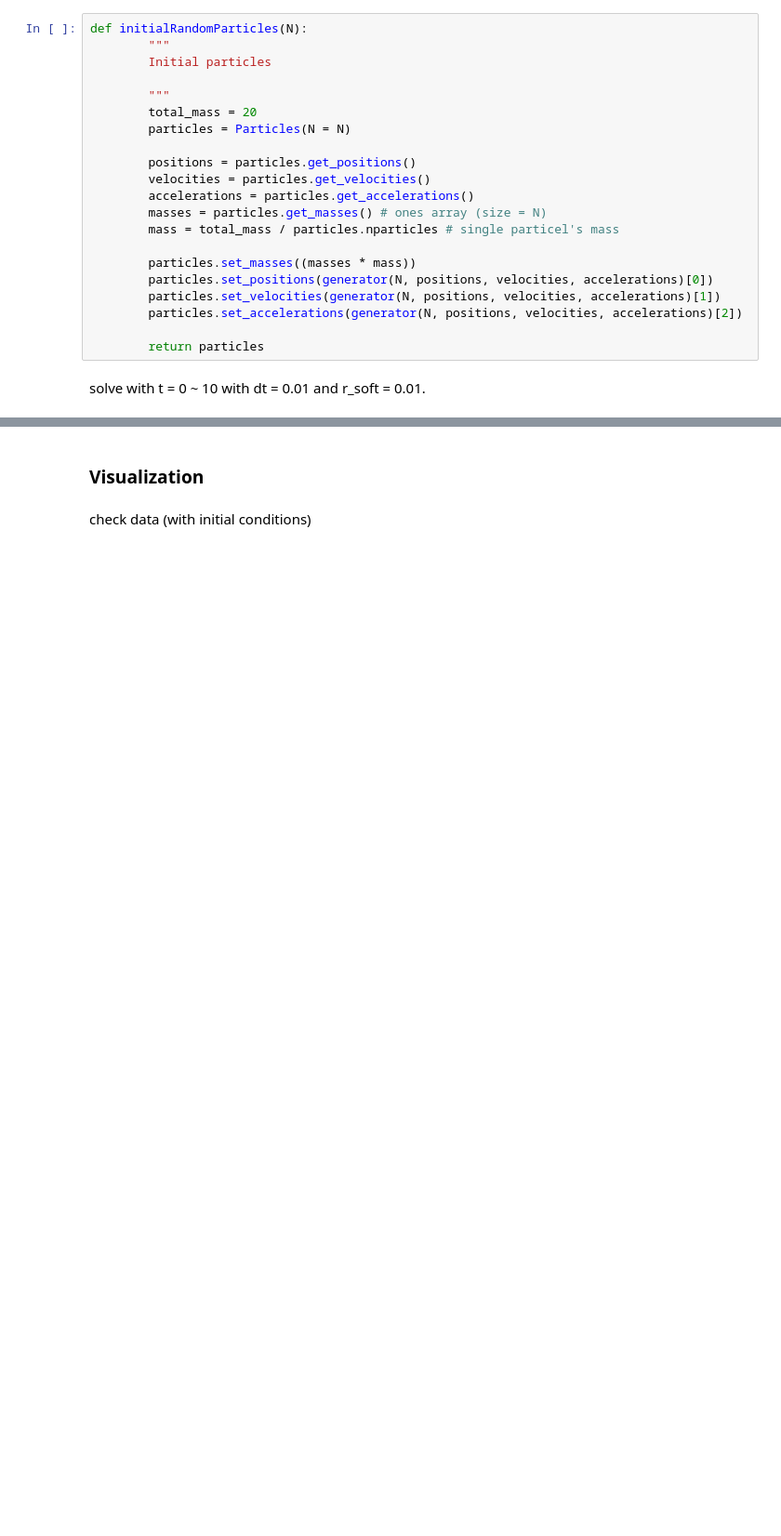
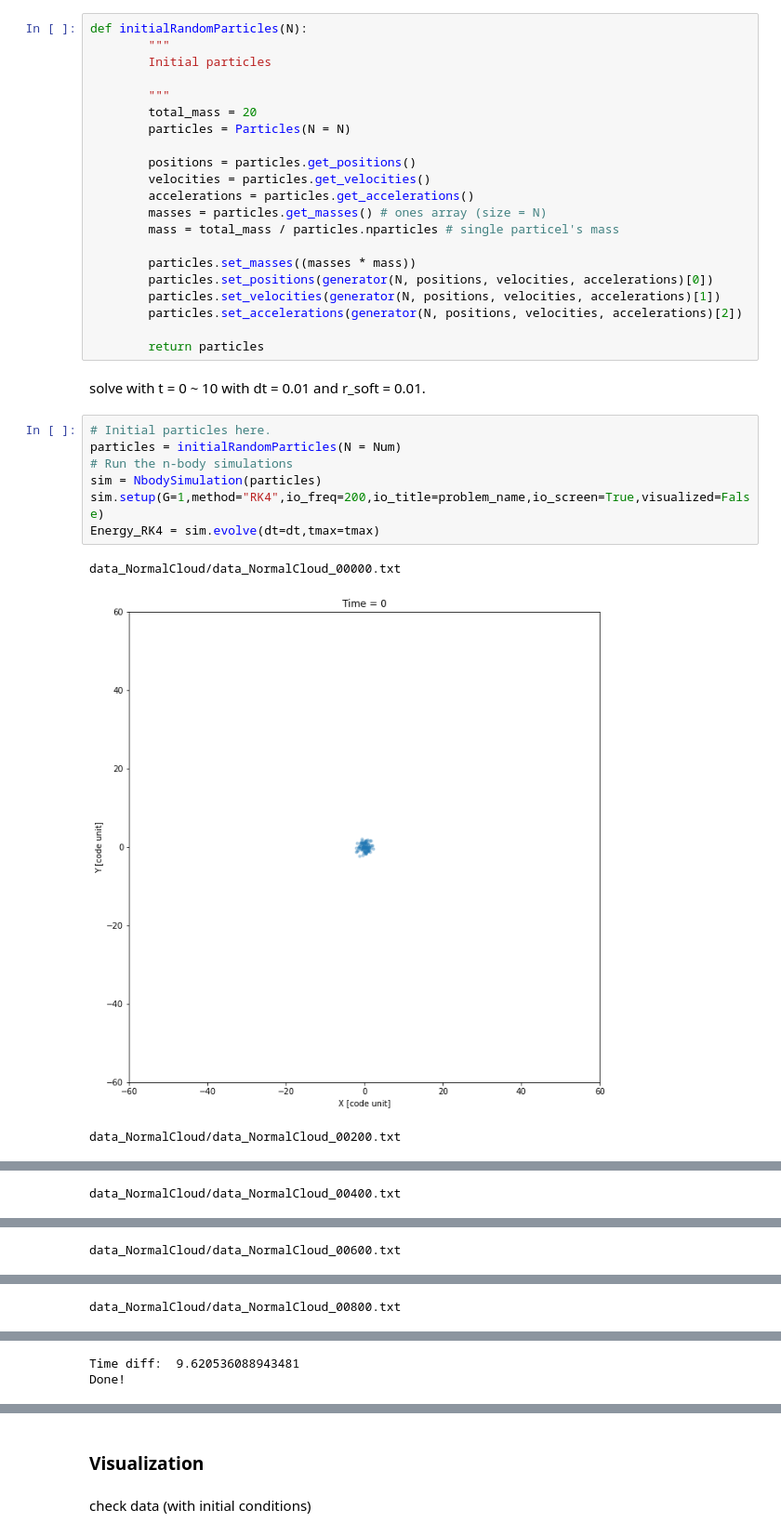
Before and after one commit to yygarypeng/n-bodies-comphyslab-HW3, a Jupyter notebook: 2_nbody.ipynb, the cells around one changed output, grey strips where cells are left out. Shown at 93% size. Saved outputs shown, nothing was run; the diff lists cells and outputs as text; blank space fills up the shorter version.

```diff
--- a/2_nbody.ipynb
+++ b/2_nbody.ipynb
@@ -56,3 +56,14 @@ def initialRandomParticles(N):
         return particles
 # %% [markdown]
 solve with t = 0 ~ 10 with dt = 0.01 and r_soft = 0.01.
+# %%
+# Initial particles here.
+particles = initialRandomParticles(N = Num)
+# Run the n-body simulations
+sim = NbodySimulation(particles)
+sim.setup(G=1,method="RK4",io_freq=200,io_title=problem_name,io_screen=True,visualized=False)
+Energy_RK4 = sim.evolve(dt=dt,tmax=tmax)
+# %% [output]
+data_NormalCloud/data_NormalCloud_00000.txt
+[figure, added]
+data_NormalCloud/data_NormalCloud_00200.txt
@@ -58,0 +71 @@ solve with t = 0 ~ 10 with dt = 0.01 and r_soft = 0.01.
+data_NormalCloud/data_NormalCloud_00400.txt
@@ -58,0 +73 @@ solve with t = 0 ~ 10 with dt = 0.01 and r_soft = 0.01.
+data_NormalCloud/data_NormalCloud_00600.txt
@@ -58,0 +75 @@ solve with t = 0 ~ 10 with dt = 0.01 and r_soft = 0.01.
+data_NormalCloud/data_NormalCloud_00800.txt
@@ -59,3 +78,5 @@ solve with t = 0 ~ 10 with dt = 0.01 and r_soft = 0.01.
+Time diff:  9.620536088943481
+Done!
 # %%
 # Initial particles here.
 particles = initialRandomParticles(N = Num)
```
Also changed, not shown: parts of 4 cells of this notebook, 11 other files.
